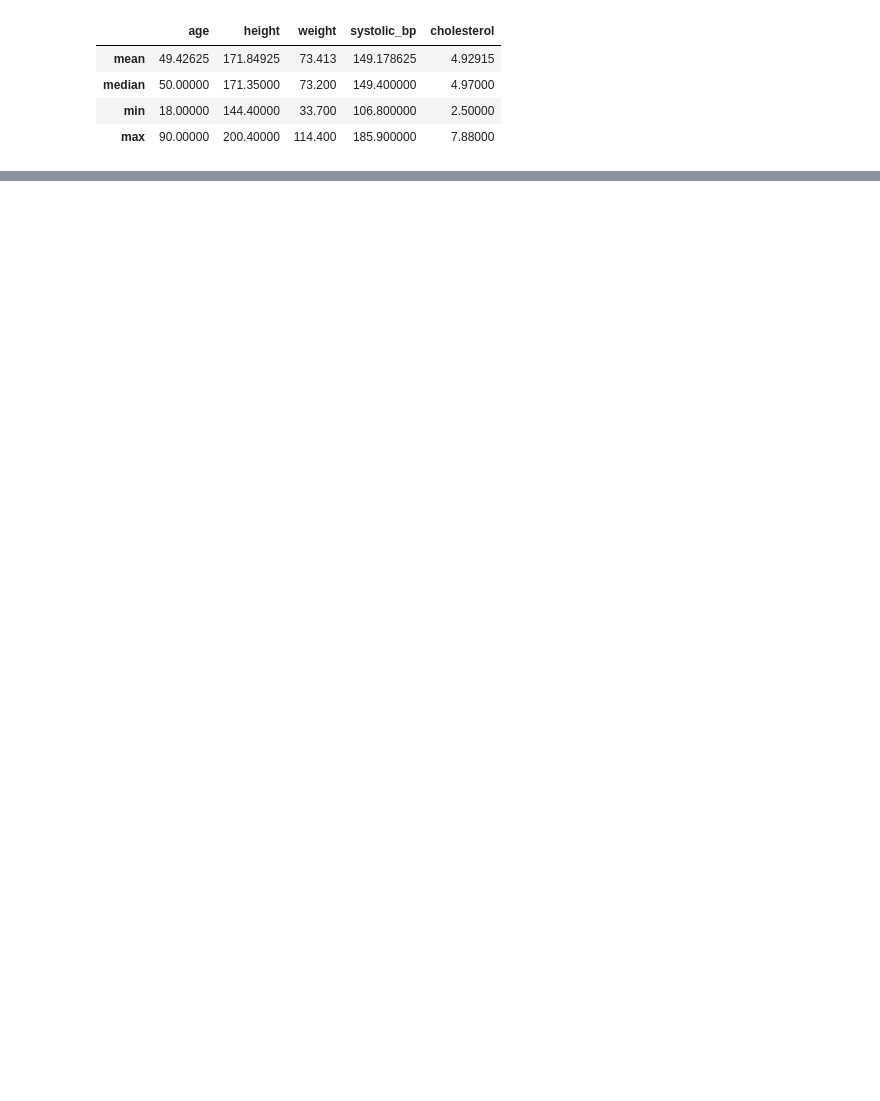
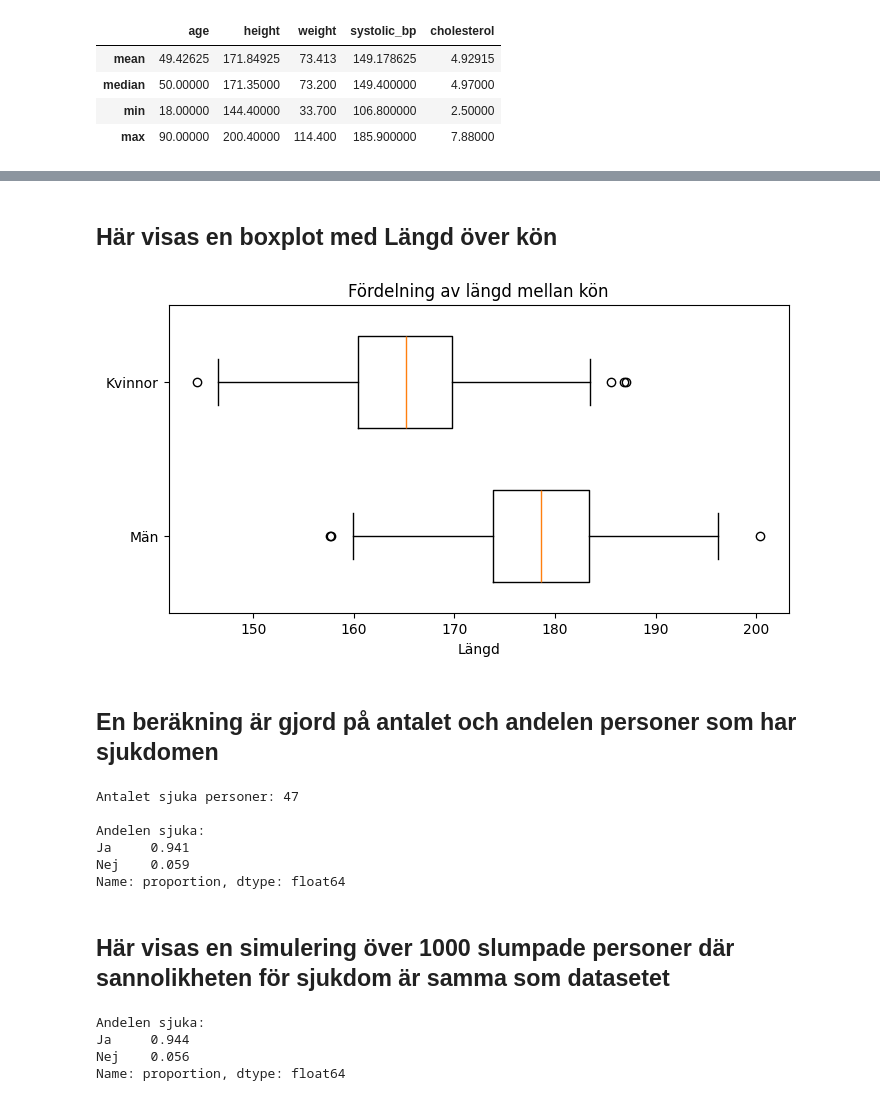
Before and after one commit to AntonAhnstedt/Healthstudy, a Jupyter notebook: Healthstudy.ipynb, the cells around one changed output, grey strips where cells are left out. Drawn from its saved outputs; the diff is of its cells as text; code cells hidden in the pictures; blank space fills up the shorter version.

```diff
--- a/Healthstudy.ipynb
+++ b/Healthstudy.ipynb
@@ -49,0 +77,42 @@ df_val
+# %% [markdown]
+## Här visas en boxplot med Längd över kön
+# %%
+fig, ax = plt.subplots(figsize=(8,4))
+
+ax.boxplot([df[df["sex"] == "M"]["height"],
+           df[df["sex"] == "F"]["height"]], vert=False, widths=0.6)
+ax.set_yticklabels(["Män", "Kvinnor"])
+ax.set_title("Fördelning av längd mellan kön")
+ax.set_xlabel("Längd")
+plt.show()
+# %% [output]
+[figure, added]
+# %% [markdown]
+## En beräkning är gjord på antalet och andelen personer som har sjukdomen
+# %%
+df_sick = len(df[df["disease"] == 1])
+print(f"Antalet sjuka personer: {df_sick}")
+print()
+df_sick_prob = df["disease"].value_counts(normalize=True)
+df_sick_prob.index = ["Ja", "Nej"]
+print(f"Andelen sjuka:")
+print(df_sick_prob.round(3))
+# %% [output]
+Antalet sjuka personer: 47
+
+Andelen sjuka:
+Ja     0.941
+Nej    0.059
+Name: proportion, dtype: float64
+# %% [markdown]
+## Här visas en simulering över 1000 slumpade personer där sannolikheten för sjukdom är samma som datasetet
+# %%
+df_sim_prob = np.random.choice(["Ja", "Nej"], size=1000, p=df_sick_prob)
+df_sim_prob = pd.Series(df_sim_prob).value_counts(normalize=True)
+print(f"Andelen sjuka:")
+print(df_sim_prob)
+# %% [output]
+Andelen sjuka:
+Ja     0.944
+Nej    0.056
+Name: proportion, dtype: float64
```
Also changed, not shown: parts of 13 cells of this notebook.
